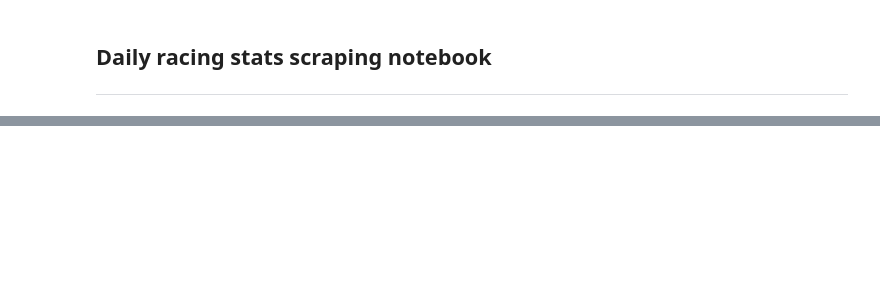
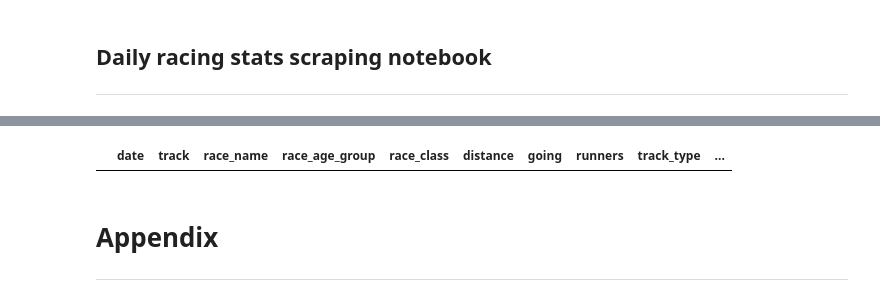
Before and after one commit to jmjpickard/bloodstock_tracker, a Jupyter notebook: notebooks/analysis/daily_racing_stats.ipynb, the cells around one changed output, grey strips where cells are left out. Cells and saved outputs as stored; diff of their text form; code cells hidden in the pictures; blank space fills up the shorter version.

Commit message:
more dev on daily stats

```diff
--- a/notebooks/analysis/daily_racing_stats.ipynb
+++ b/notebooks/analysis/daily_racing_stats.ipynb
@@ -29,7 +29,6 @@ import time
 import random
 import decimal
 # %%
-
 race_cols = [
     "date",
     "track",
@@ -48,7 +47,9 @@ race_cols = [
 ]
 
 horse_cols = [
-    "race_id",
+    "date",
+    "race_name",
+    "track",
     "horse_id",
     "horse_name",
     "horse_age",
@@ -64,7 +65,7 @@ horse_cols = [
     "beaten_by",
     "winnings",
     "stall_number",
-    "horse_running_description",
+    "race_comments",
     "estimated_running_time"
 ]
 # %%
@@ -285,0 +442,10 @@ class Race:
+# %%
+chrome_options = Options()
+chrome_options.add_argument("--headless")
+
+browser = webdriver.Chrome(ChromeDriverManager().install())
+date_range = pd.date_range('2021-01-02', periods=1)
+for date in date_range:
+    print(f'getting stats for {date}')
+    day = Day(browser, date, race_df, horse_df)
+    race_df, horse_df = day.get_stats()
@@ -286 +467,8 @@ class Race:
+# %%
+race_df
+# %% [output]
+|  | date | track | race_name | race_age_group | race_class | distance | going | runners | track_type | ... |
+# %% [markdown]
+# Appendix
+***
 # %%
```
Also changed, not shown: parts of 9 cells of this notebook, 8 other files.
